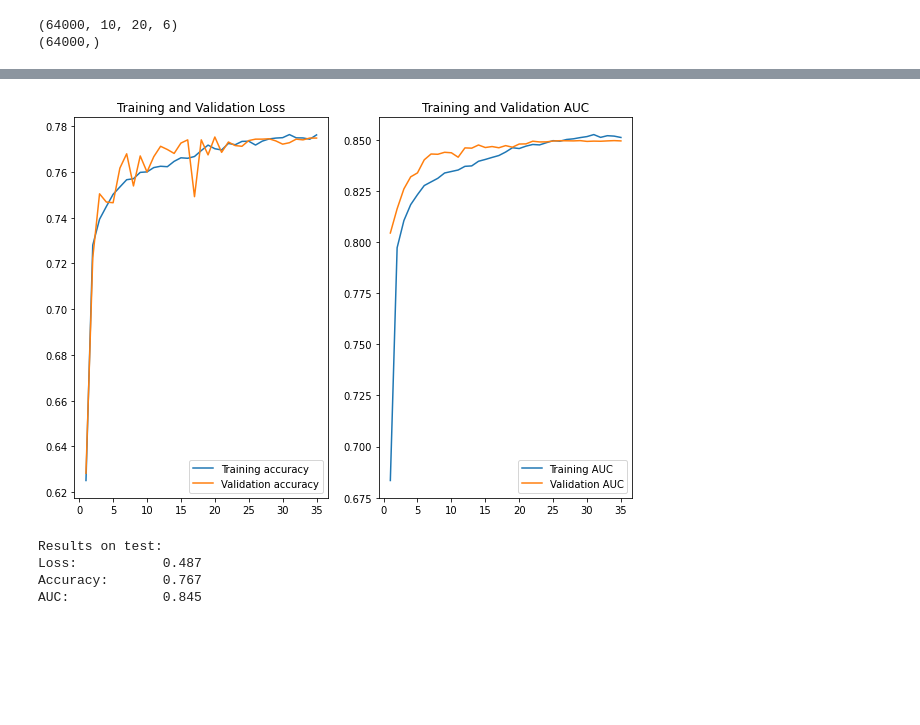
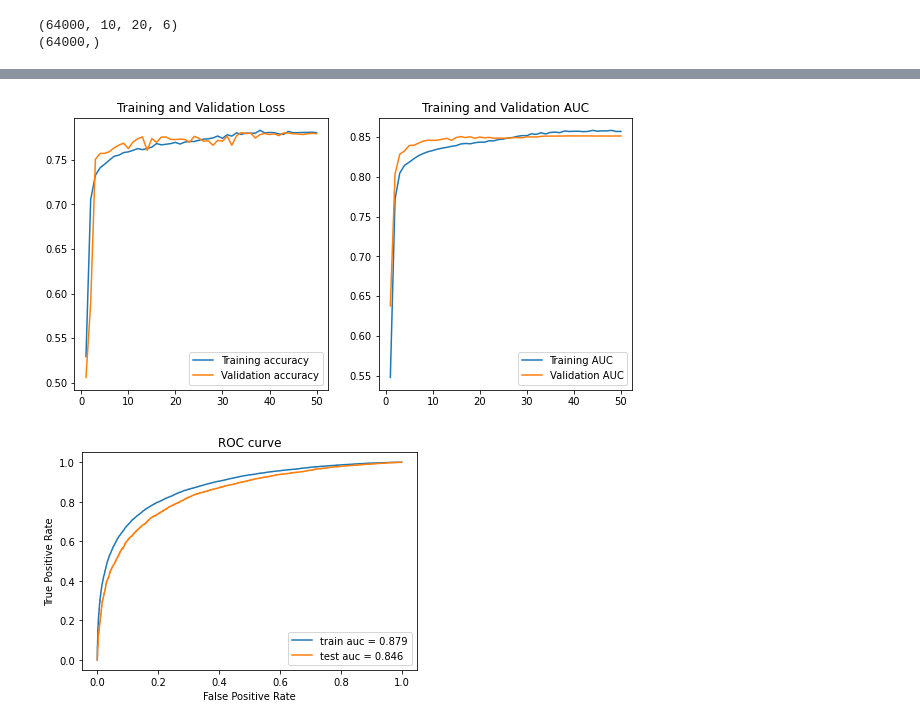
Before and after one commit to Unoaccaso/ML_final_project, a Jupyter notebook: Progetto.ipynb, the cells around one changed output, grey strips where cells are left out. Cells and saved outputs as stored; diff of their text form; code cells hidden in the pictures; blank space fills up the shorter version.

```diff
--- a/Progetto.ipynb
+++ b/Progetto.ipynb
@@ -134,7 +134,7 @@ x = keras.layers.ReLU(name='ReLU_2')(x)
 x = layers.Dropout(0.1, name="DropOut_2")(x)
 
 # terzo blocco Convoluzionale
-x = keras.layers.Conv2D(filters=16, kernel_size=(3, 3), name='Conv_3')(x)
+x = keras.layers.Conv2D(filters=16, kernel_size=(2, 3), name='Conv_3')(x)
 x = keras.layers.BatchNormalization()(x)
 x = keras.layers.ReLU(name='ReLU_3')(x)
 x = layers.Dropout(0.2, name="DropOut_3")(x)
@@ -180,7 +180,7 @@ model_checkpoint = keras.callbacks.ModelCheckpoint(
 LR_ST=1e-3
 
 def lr_decay(epoch):
-  start = 15
+  start = 25
   if epoch < start:
     return LR_ST
   else:
@@ -198,4 +198,4 @@ model.compile(loss="binary_crossentropy", optimizer='adam',
               metrics=["accuracy",
                        keras.metrics.AUC(name='auc')])
 history = model.fit(X_train, Y_train, validation_split=0.1, batch_size=256,
-          epochs=35, shuffle=True, verbose=1, callbacks=callbacks)
+          epochs=50, shuffle=True, verbose=1, callbacks=callbacks)
@@ -220,37 +202,45 @@ Epoch 35/35
 # %%
 accuracy=history.history['accuracy']
 val_accuracy=history.history['val_accuracy']
 
 AUC=history.history['auc']
 val_AUC=history.history['val_auc']
 
 epochs_range = range(1, len(accuracy) + 1)
 
-plt.figure(figsize=(10, 7))
+plt.figure(figsize=(10, 5))
 
 plt.subplot(1, 2, 1)
 plt.plot(epochs_range, accuracy, label='Training accuracy')
 plt.plot(epochs_range, val_accuracy, label='Validation accuracy')
 plt.legend(loc=4)
 plt.title('Training and Validation Loss')
 
 plt.subplot(1, 2, 2)
 plt.plot(epochs_range, AUC, label='Training AUC')
 plt.plot(epochs_range, val_AUC, label='Validation AUC')
 plt.legend(loc=4)
 plt.title('Training and Validation AUC')
 
 plt.show()
 
-model.load_weights('cnn_best')
-loss, accuracy, AUC = model.evaluate(X_test, Y_test, verbose=0)
-print('Results on test:')
-print(f'Loss:\t\t{loss:.3f}')
-print(f'Accuracy:\t{accuracy:.3f}')
-print(f'AUC:\t\t{AUC:.3f}')
+# Building ROC curves
+
+from sklearn.metrics import roc_auc_score, roc_curve
+
+data = ((X_train, Y_train),
+        (X_test, Y_test)
+        )
+for i, dataset in enumerate(['train', 'test']):
+  pred = model.predict(data[i][0], verbose=0)
+  auc = roc_auc_score(data[i][1], pred)
+  fpr, tpr, thr =roc_curve(data[i][1], pred)
+  plt.plot(fpr, tpr, label = f'{dataset} auc = {auc:.3f}' )
+plt.xlabel('False Positive Rate')
+plt.ylabel('True Positive Rate')
+plt.legend(loc="lower right")
+plt.title('ROC curve')
+plt.show()
 # %% [output]
-[figure, old version]
+[figure, new version]
-Results on test:
-Loss:           0.487
-Accuracy:       0.767
-AUC:            0.845
+[figure, added]
```
Also changed, not shown: parts of 2 cells of this notebook.
